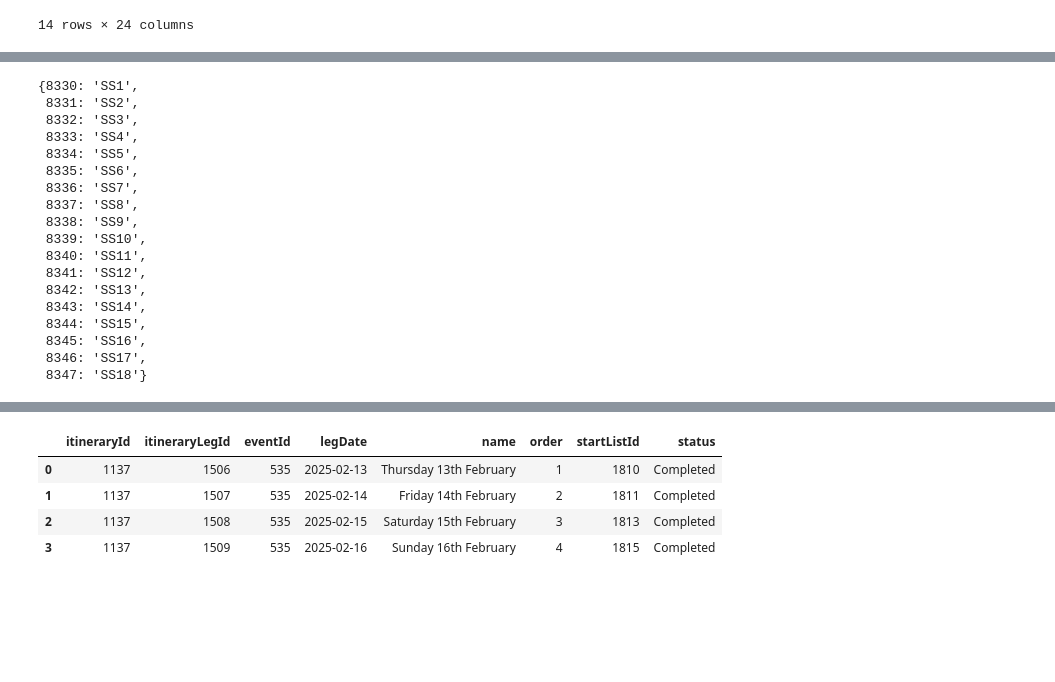
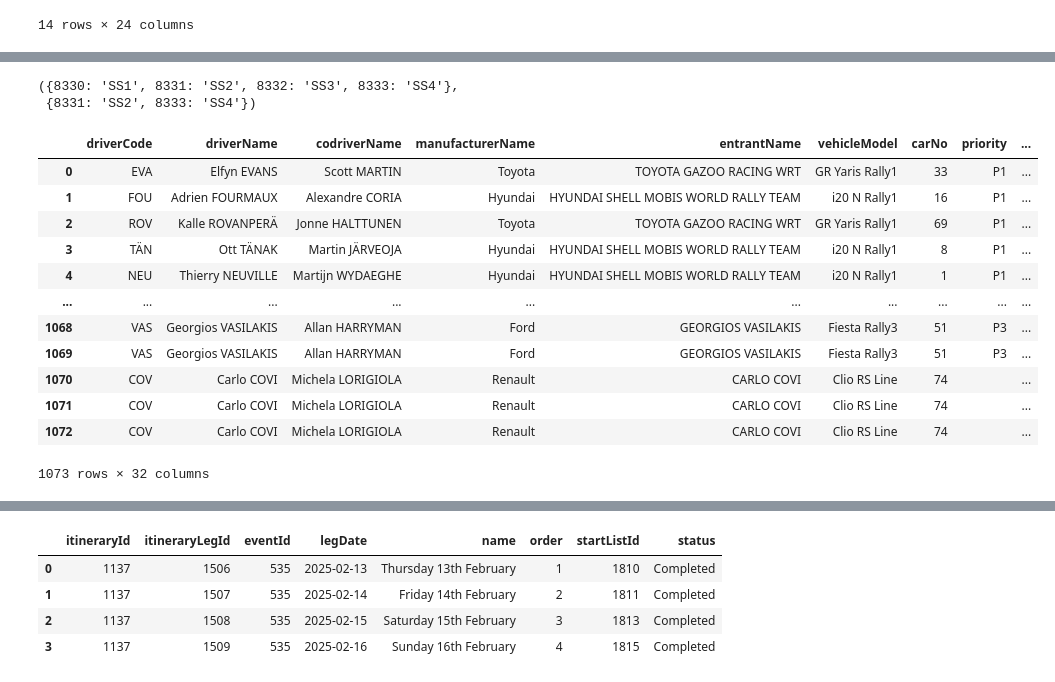
Before and after one commit to RallyDataJunkie/wrc-shinylive, a Jupyter notebook: src/shinyapp/.newRedBullAPI.ipynb, the cells around one changed output, grey strips where cells are left out. Drawn from its saved outputs; the diff is of its cells as text; code cells hidden in the pictures; blank space fills up the shorter version.

```diff
--- a/src/shinyapp/.newRedBullAPI.ipynb
+++ b/src/shinyapp/.newRedBullAPI.ipynb
@@ -106,24 +111,24 @@ INFO:__main__:Upserting startlists...
-# %%
-wrc.getCompletedStages()
-# %% [output]
-{8330: 'SS1',
- 8331: 'SS2',
- 8332: 'SS3',
- 8333: 'SS4',
- 8334: 'SS5',
- 8335: 'SS6',
- 8336: 'SS7',
- 8337: 'SS8',
- 8338: 'SS9',
- 8339: 'SS10',
- 8340: 'SS11',
- 8341: 'SS12',
- 8342: 'SS13',
- 8343: 'SS14',
- 8344: 'SS15',
- 8345: 'SS16',
- 8346: 'SS17',
- 8347: 'SS18'}
+# %%
+wrc.getCompletedStages(stageId=8333), wrc.getCompletedStages(stageId=[8331, 8333])
+# %% [output]
+({8330: 'SS1', 8331: 'SS2', 8332: 'SS3', 8333: 'SS4'},
+ {8331: 'SS2', 8333: 'SS4'})
+# %%
+wrc.getStageTimes(completed=True, raw=False, updateDB=True)
+# %% [output]
+|  | driverCode | driverName | codriverName | manufacturerName | entrantName | vehicleModel | carNo | priority | ... |
+| 0 | EVA | Elfyn EVANS | Scott MARTIN | Toyota | TOYOTA GAZOO RACING WRT | GR Yaris Rally1 | 33 | P1 | ... |
+| 1 | FOU | Adrien FOURMAUX | Alexandre CORIA | Hyundai | HYUNDAI SHELL MOBIS WORLD RALLY TEAM | i20 N Rally1 | 16 | P1 | ... |
+| 2 | ROV | Kalle ROVANPERÄ | Jonne HALTTUNEN | Toyota | TOYOTA GAZOO RACING WRT | GR Yaris Rally1 | 69 | P1 | ... |
+| 3 | TÄN | Ott TÄNAK | Martin JÄRVEOJA | Hyundai | HYUNDAI SHELL MOBIS WORLD RALLY TEAM | i20 N Rally1 | 8 | P1 | ... |
+| 4 | NEU | Thierry NEUVILLE | Martijn WYDAEGHE | Hyundai | HYUNDAI SHELL MOBIS WORLD RALLY TEAM | i20 N Rally1 | 1 | P1 | ... |
+| ... | ... | ... | ... | ... | ... | ... | ... | ... | ... |
+| 1068 | VAS | Georgios VASILAKIS | Allan HARRYMAN | Ford | GEORGIOS VASILAKIS | Fiesta Rally3 | 51 | P3 | ... |
+| 1069 | VAS | Georgios VASILAKIS | Allan HARRYMAN | Ford | GEORGIOS VASILAKIS | Fiesta Rally3 | 51 | P3 | ... |
+| 1070 | COV | Carlo COVI | Michela LORIGIOLA | Renault | CARLO COVI | Clio RS Line | 74 |  | ... |
+| 1071 | COV | Carlo COVI | Michela LORIGIOLA | Renault | CARLO COVI | Clio RS Line | 74 |  | ... |
+| 1072 | COV | Carlo COVI | Michela LORIGIOLA | Renault | CARLO COVI | Clio RS Line | 74 |  | ... |
+1073 rows × 32 columns
 # %%
 wrc.getStageOverallResults(completed=True, raw=False, updateDB=True)
 # %% [output]
```
Also changed, not shown: parts of 6 cells of this notebook, 1 other file.
